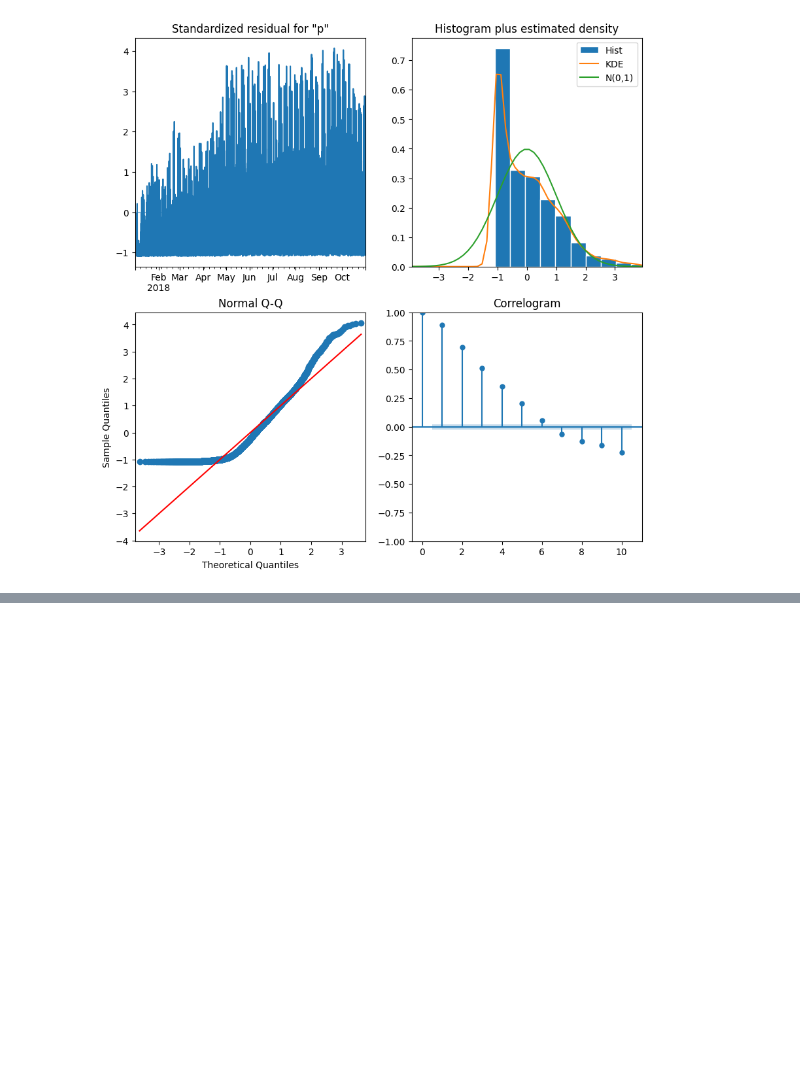
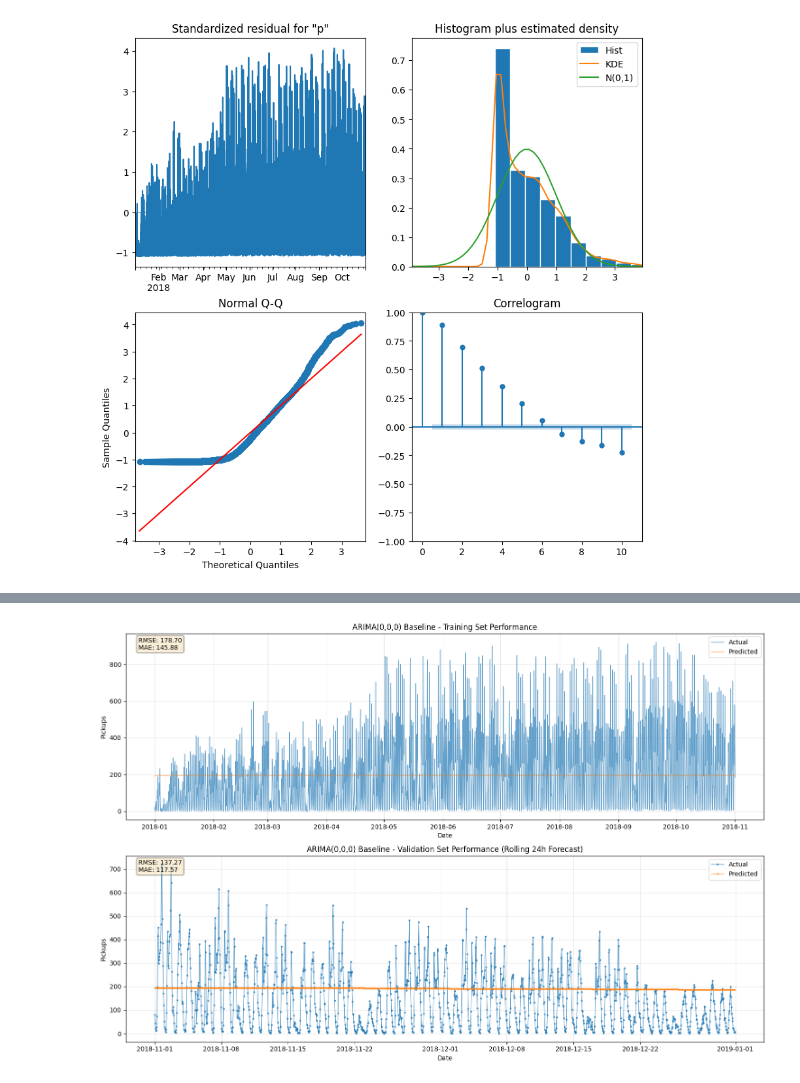
Before and after one commit to dtukrelle/Analysis-of-NY-Citi-Bike-stations, a Jupyter notebook: project_timeseries.ipynb, the cells around one changed output, grey strips where cells are left out. Saved outputs shown, nothing was run; the diff lists cells and outputs as text; code cells hidden in the pictures; blank space fills up the shorter version.

```diff
--- a/project_timeseries.ipynb
+++ b/project_timeseries.ipynb
@@ -183,43 +447,16 @@ results.plot_diagnostics(figsize = (10,10))
 [figure]
 [figure]
 # %%
-# Rolling forecast: Predict 24 hours at a time
-# This simulates real-world scenario: at end of each day, predict next 24 hours
-
-val_predictions = []
-val_actual = []
-
-# Iterate through validation period, predicting 24 hours at a time
-for i in range(0, len(val_ts), 24):
-    # Get the next 24 hours (or remaining hours if less than 24)
-    end_idx = min(i + 24, len(val_ts))
-
-    # Train on all data up to this point (Jan-Oct + previous validation days)
-    if i == 0:
-        # First prediction: use only training data
-        train_data = train_ts
-    else:
-        # Subsequent predictions: include actual data from previous days
-        train_data = pd.concat([train_ts, val_ts.iloc[:i]])
-
-    # Fit ARIMA model
-    model = ARIMA(train_data, order=(0,0,0), enforce_invertibility=False, enforce_stationarity=False)
-    fitted = model.fit()
-
-    # Forecast next 24 hours (or remaining hours)
-    forecast_steps = end_idx - i
-    forecast = fitted.forecast(steps=forecast_steps)
-
-    # Store predictions and actual values
-    val_predictions.extend(forecast.values)
-    val_actual.extend(val_ts.iloc[i:end_idx].values)
-
-    print(f"Day {i//24 + 1}: Predicted hours {i} to {end_idx} (forecast from {train_data.index[-1]})")
-
-# Convert to arrays for plotting
-val_predictions = np.array(val_predictions)
-val_actual = np.array(val_actual)
-
-print(f"\nTotal predictions made: {len(val_predictions)}")
-print(f"Total actual values: {len(val_actual)}")
+# Evaluate ARIMA(0,0,0) baseline model using helper functions
+train_results_baseline, val_results_baseline = evaluate_model(
+    model_class=ARIMA,
+    train_ts=train_ts,
+    val_ts=val_ts,
+    order=(0, 0, 0),
+    seasonal_order=None,
+    enforce_invertibility=False,
+    enforce_stationarity=False,
+    model_name='ARIMA(0,0,0) Baseline',
+    plot=True
+)
 # %% [output]
@@ -242,0 +480 @@ Total actual values: 1464
+[figure, added]
```
Also changed, not shown: parts of 21 cells of this notebook.
